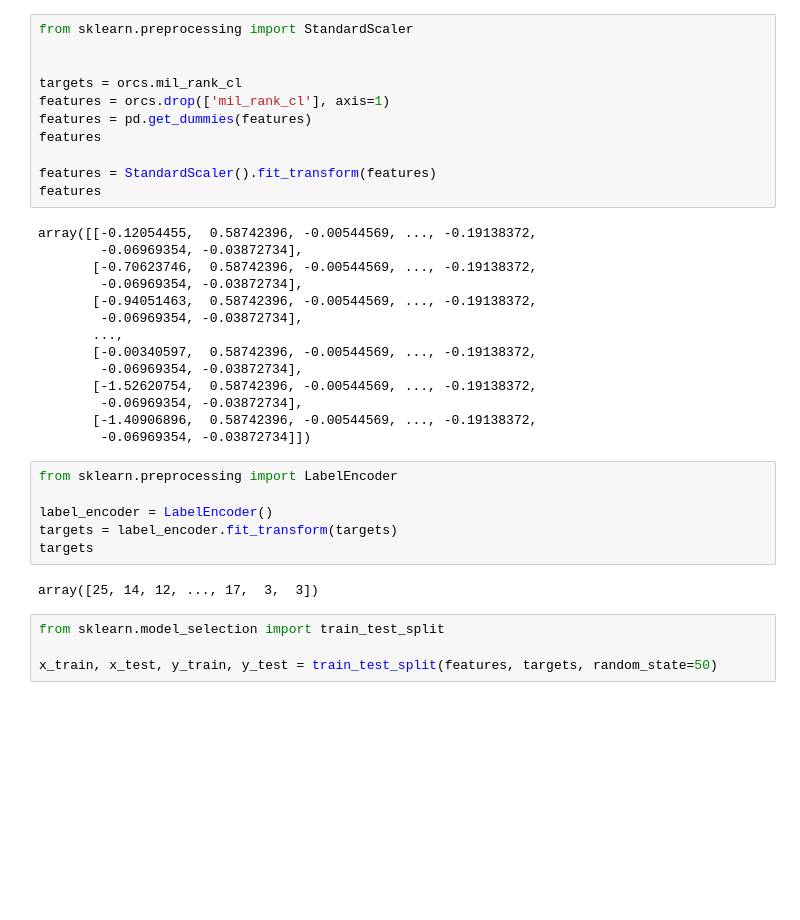
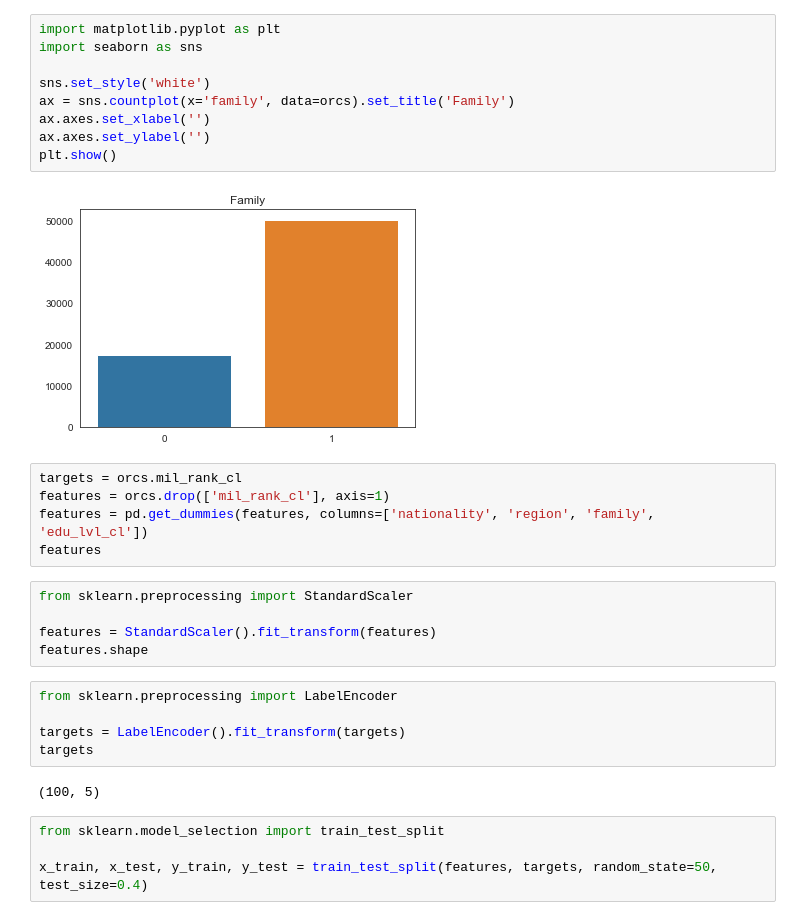
Before and after one commit to DHushchin/orc_analysis, a Jupyter notebook: orc_classifier.ipynb, the cells around one changed output. Saved outputs shown, nothing was run; the diff lists cells and outputs as text; blank space fills up the shorter version.

Commit message:
classification without training

```diff
--- a/orc_classifier.ipynb
+++ b/orc_classifier.ipynb
@@ -27,37 +28,32 @@ orcs.age.hist()
+# %%
+import matplotlib.pyplot as plt
+import seaborn as sns
+
+sns.set_style('white')
+ax = sns.countplot(x='family', data=orcs).set_title('Family')
+ax.axes.set_xlabel('')
+ax.axes.set_ylabel('')
+plt.show()
+# %% [output]
+[figure, added]
 # %%
-from sklearn.preprocessing import StandardScaler
-
-
 targets = orcs.mil_rank_cl
 features = orcs.drop(['mil_rank_cl'], axis=1)
-features = pd.get_dummies(features)
+features = pd.get_dummies(features, columns=['nationality', 'region', 'family', 'edu_lvl_cl'])
 features
-
-features = StandardScaler().fit_transform(features)
-features
-# %% [output]
-array([[-0.12054455,  0.58742396, -0.00544569, ..., -0.19138372,
-        -0.06969354, -0.03872734],
-       [-0.70623746,  0.58742396, -0.00544569, ..., -0.19138372,
-        -0.06969354, -0.03872734],
-       [-0.94051463,  0.58742396, -0.00544569, ..., -0.19138372,
-        -0.06969354, -0.03872734],
-       ...,
-       [-0.00340597,  0.58742396, -0.00544569, ..., -0.19138372,
-        -0.06969354, -0.03872734],
-       [-1.52620754,  0.58742396, -0.00544569, ..., -0.19138372,
-        -0.06969354, -0.03872734],
-       [-1.40906896,  0.58742396, -0.00544569, ..., -0.19138372,
-        -0.06969354, -0.03872734]])
+# %%
+from sklearn.preprocessing import StandardScaler
+
+features = StandardScaler().fit_transform(features)
+features.shape
 # %%
 from sklearn.preprocessing import LabelEncoder
 
-label_encoder = LabelEncoder()
-targets = label_encoder.fit_transform(targets)
+targets = LabelEncoder().fit_transform(targets)
 targets
 # %% [output]
-array([25, 14, 12, ..., 17,  3,  3])
+(100, 5)
 # %%
 from sklearn.model_selection import train_test_split
 
-x_train, x_test, y_train, y_test = train_test_split(features, targets, random_state=50)
+x_train, x_test, y_train, y_test = train_test_split(features, targets, random_state=50, test_size=0.4)
```
Also changed, not shown: parts of 7 cells of this notebook, 1 other file.
